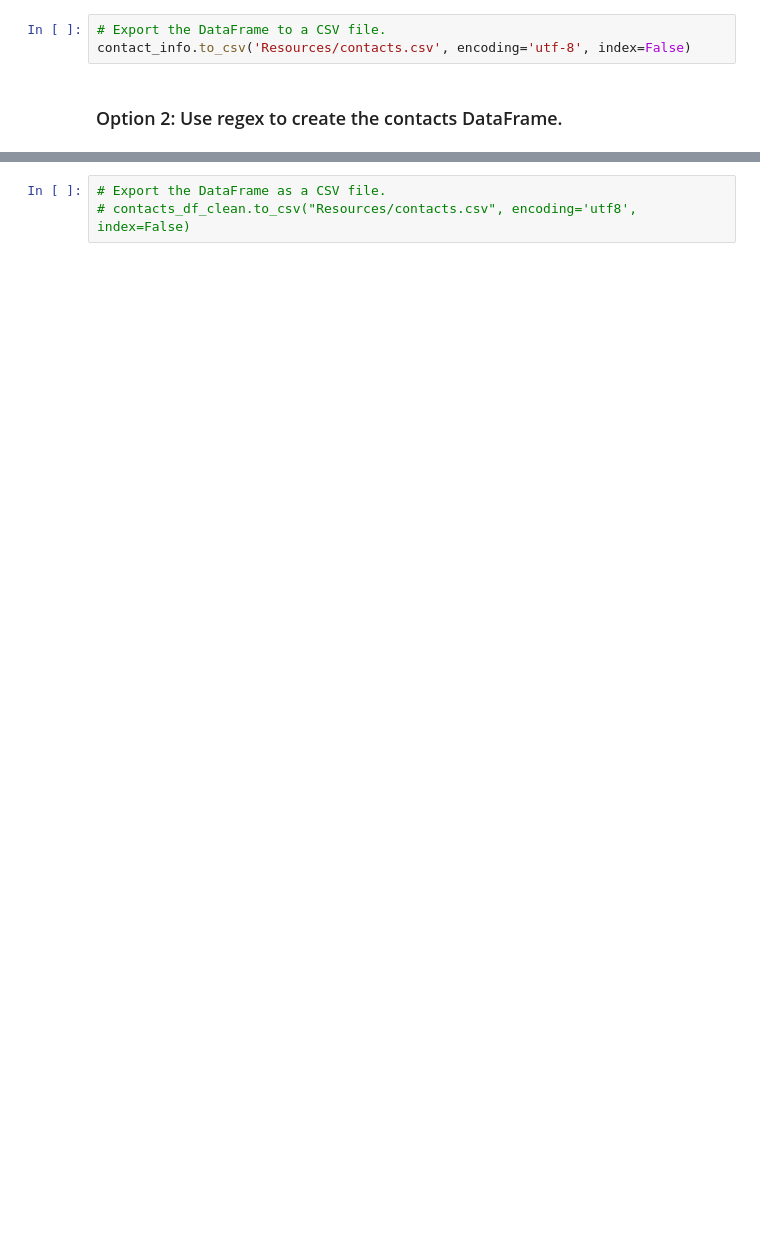
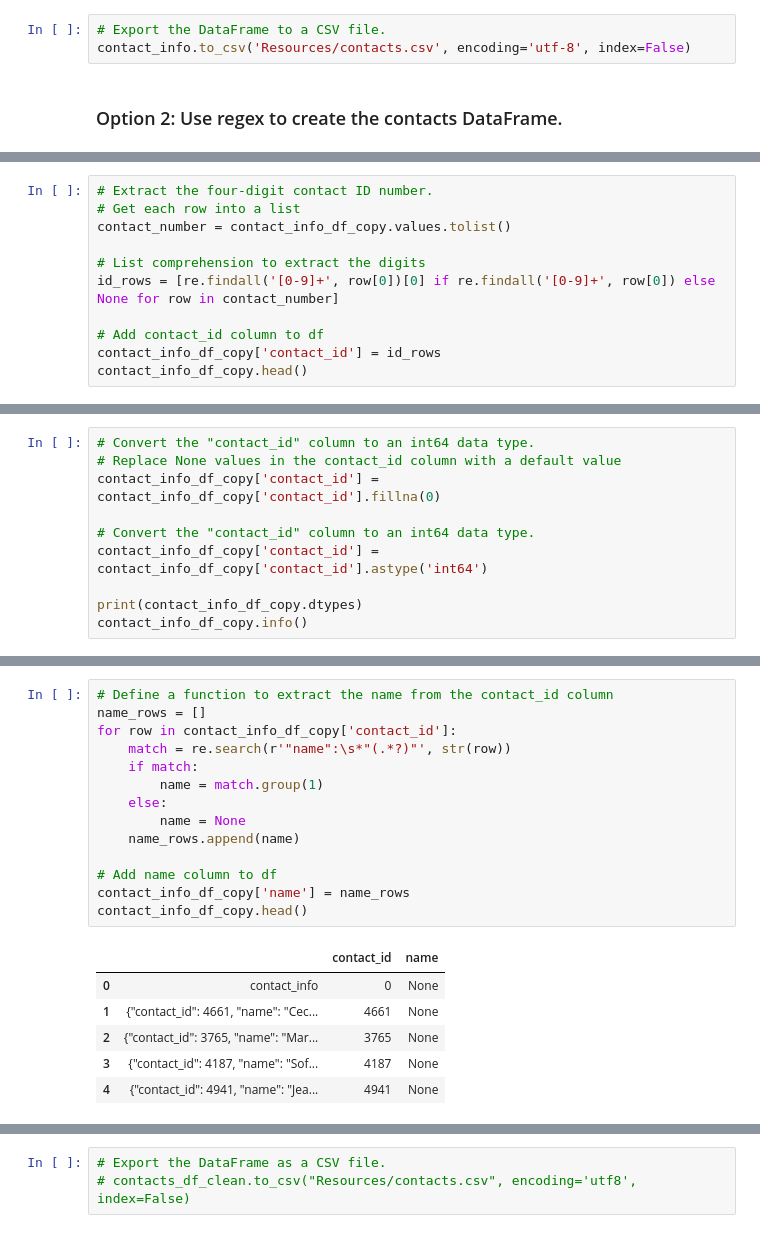
Before and after one commit to NathanTeakle/Crowdfunding_ETL, a Jupyter notebook: ETL_Mini_Project_NTeakle_CDiFalco.ipynb, the cells around one changed output, grey strips where cells are left out. Cells and saved outputs as stored; diff of their text form; blank space fills up the shorter version.

```diff
--- a/ETL_Mini_Project_NTeakle_CDiFalco.ipynb
+++ b/ETL_Mini_Project_NTeakle_CDiFalco.ipynb
@@ -489,0 +493,11 @@ contact_info_df_copy.head()
+# %%
+# Extract the four-digit contact ID number.
+# Get each row into a list
+contact_number = contact_info_df_copy.values.tolist()
+
+# List comprehension to extract the digits
+id_rows = [re.findall('[0-9]+', row[0])[0] if re.findall('[0-9]+', row[0]) else None for row in contact_number]
+
+# Add contact_id column to df
+contact_info_df_copy['contact_id'] = id_rows
+contact_info_df_copy.head()
@@ -527,0 +528,10 @@ memory usage: 15.8+ KB
+# %%
+# Convert the "contact_id" column to an int64 data type.
+# Replace None values in the contact_id column with a default value
+contact_info_df_copy['contact_id'] = contact_info_df_copy['contact_id'].fillna(0)
+
+# Convert the "contact_id" column to an int64 data type.
+contact_info_df_copy['contact_id'] = contact_info_df_copy['contact_id'].astype('int64')
+
+print(contact_info_df_copy.dtypes)
+contact_info_df_copy.info()
@@ -527,0 +551,21 @@ memory usage: 15.8+ KB
+# %%
+# Define a function to extract the name from the contact_id column
+name_rows = []
+for row in contact_info_df_copy['contact_id']:
+    match = re.search(r'"name":\s*"(.*?)"', str(row))
+    if match:
+        name = match.group(1)
+    else:
+        name = None
+    name_rows.append(name)
+
+# Add name column to df
+contact_info_df_copy['name'] = name_rows
+contact_info_df_copy.head()
+# %% [output]
+|  |  | contact_id | name |
+| 0 | contact_info | 0 | None |
+| 1 | {"contact_id": 4661, "name": "Cec... | 4661 | None |
+| 2 | {"contact_id": 3765, "name": "Mar... | 3765 | None |
+| 3 | {"contact_id": 4187, "name": "Sof... | 4187 | None |
+| 4 | {"contact_id": 4941, "name": "Jea... | 4941 | None |
```
Also changed, not shown: parts of 17 cells of this notebook, 1 other file.
